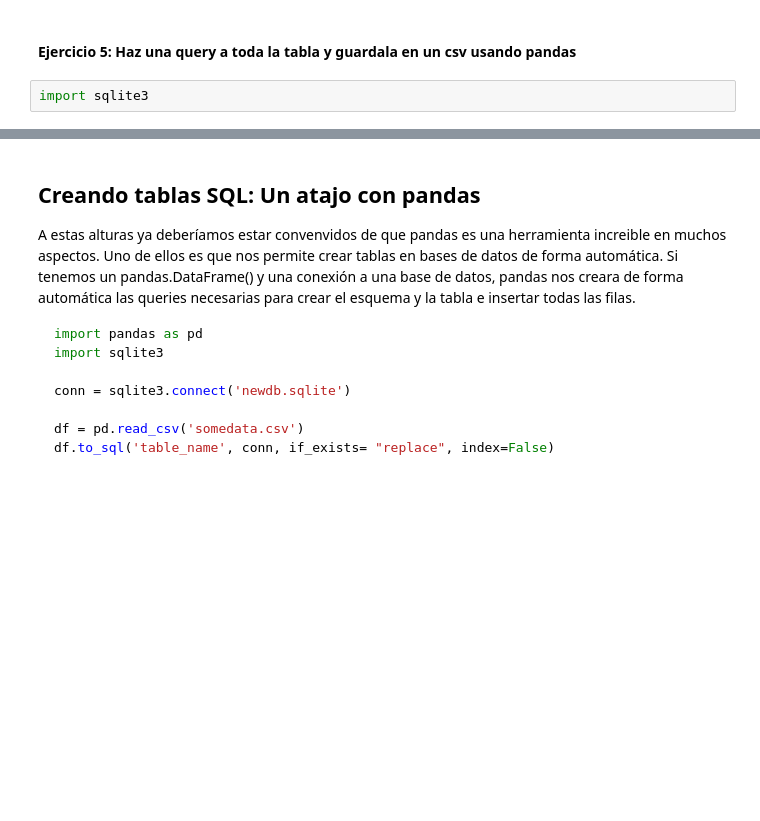
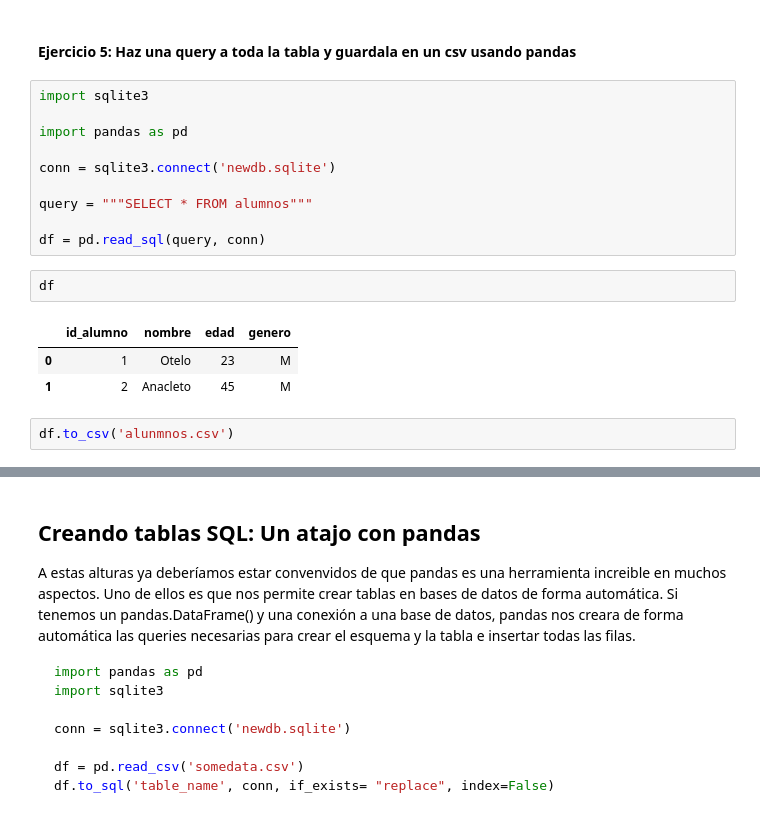
Before and after one commit to vianmarin/MADM-2017, a Jupyter notebook: 2-Bases de datos/1-Introducción al SQL/2 - Introducción al SQL - sesión 2.ipynb, the cells around one changed output, grey strips where cells are left out. Cells and saved outputs as stored; diff of their text form; blank space fills up the shorter version.

```diff
--- a/2-Bases de datos/1-Introducción al SQL/2 - Introducción al SQL - sesión 2.ipynb
+++ b/2-Bases de datos/1-Introducción al SQL/2 - Introducción al SQL - sesión 2.ipynb
@@ -168,4 +243,20 @@ ALTER TABLE table_name ADD COLUMN column_name column_type;
 # %% [markdown]
 #### Ejercicio 5: Haz una query a toda la tabla y guardala en un csv usando pandas
-# %%
-import sqlite3
+# %%
+import sqlite3
+
+import pandas as pd
+
+conn = sqlite3.connect('newdb.sqlite')
+
+query = """SELECT * FROM alumnos"""
+
+df = pd.read_sql(query, conn)
+# %%
+df
+# %% [output]
+|  | id_alumno | nombre | edad | genero |
+| 0 | 1 | Otelo | 23 | M |
+| 1 | 2 | Anacleto | 45 | M |
+# %%
+df.to_csv('alunmnos.csv')
```
Also changed, not shown: parts of 22 cells of this notebook, 4 other files.
